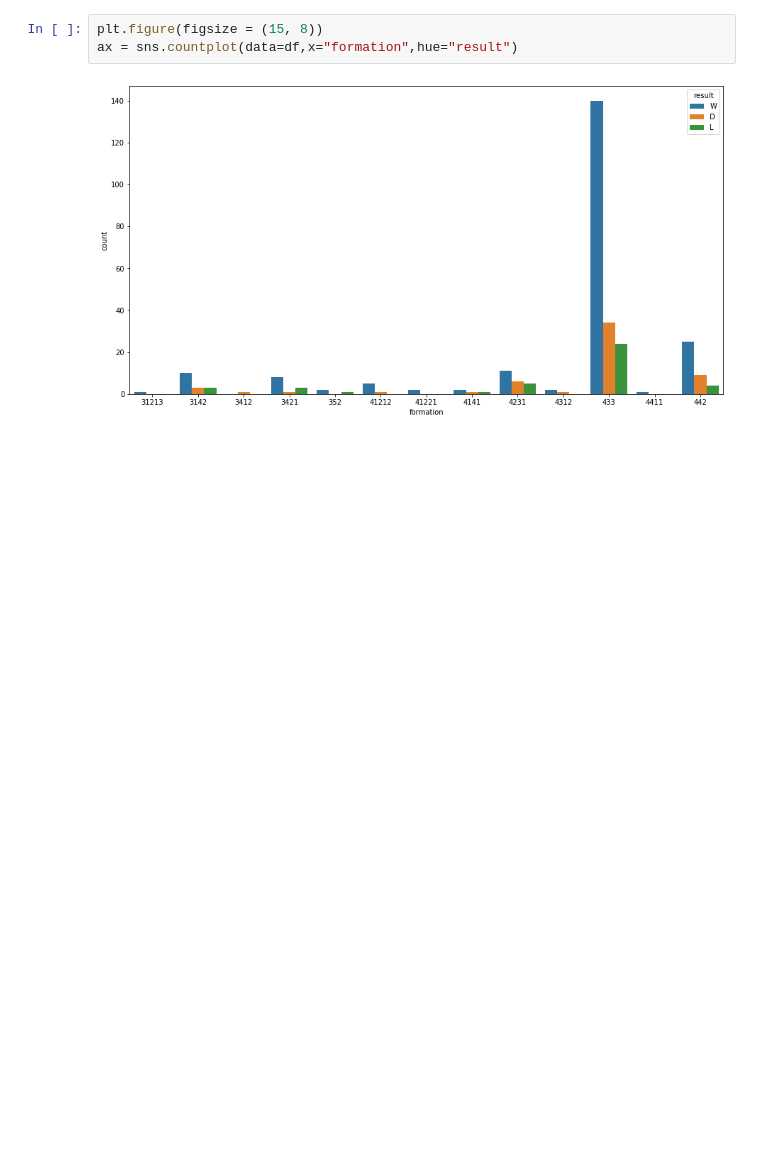
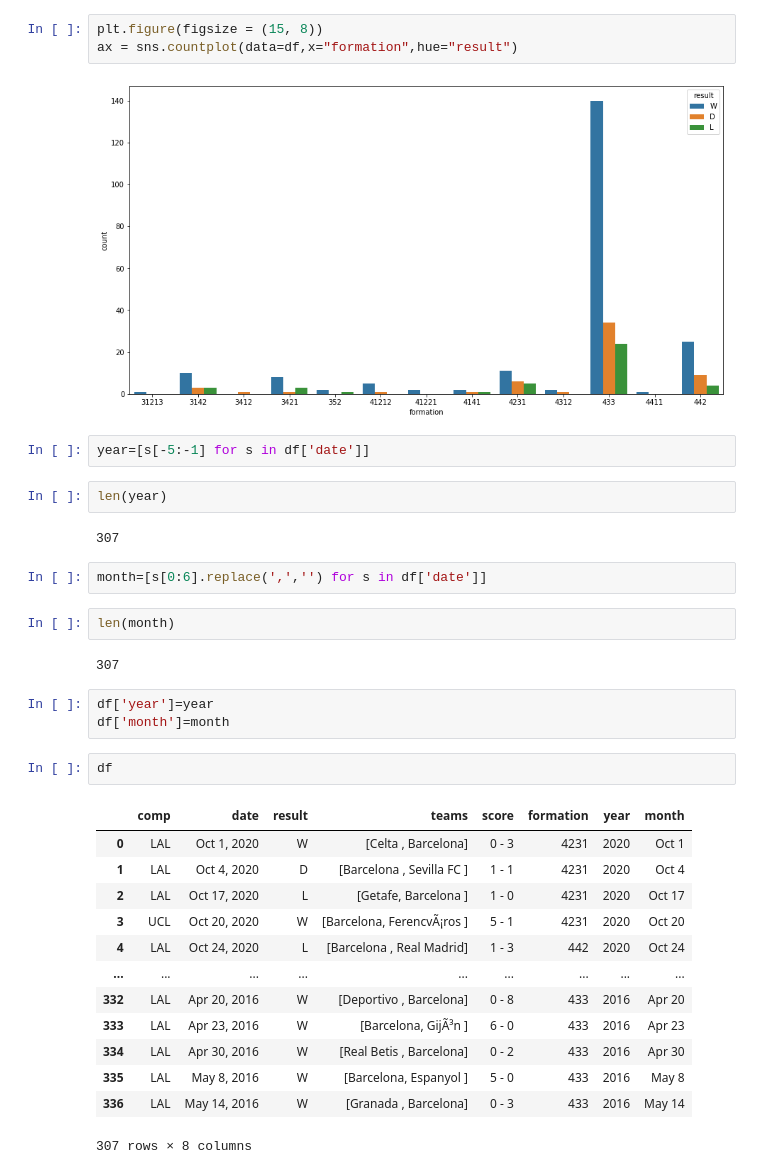
Before and after one commit to varun1414/Xformations, a Jupyter notebook: trend.ipynb, the cells around one changed output. Drawn from its saved outputs; the diff is of its cells as text; blank space fills up the shorter version.

```diff
--- a/trend.ipynb
+++ b/trend.ipynb
@@ -53,3 +36,34 @@ plt.figure(figsize = (15, 8))
 ax = sns.countplot(data=df,x="formation",hue="result")
 # %% [output]
 [figure]
+# %%
+year=[s[-5:-1] for s in df['date']]
+# %%
+len(year)
+# %% [output]
+307
+# %%
+month=[s[0:6].replace(',','') for s in df['date']]
+# %%
+len(month)
+# %% [output]
+307
+# %%
+df['year']=year
+df['month']=month
+# %%
+df
+# %% [output]
+|  | comp | date | result | teams | score | formation | year | month |
+| 0 | LAL | Oct 1, 2020 | W | [Celta , Barcelona] | 0 - 3 | 4231 | 2020 | Oct 1 |
+| 1 | LAL | Oct 4, 2020 | D | [Barcelona , Sevilla FC ] | 1 - 1 | 4231 | 2020 | Oct 4 |
+| 2 | LAL | Oct 17, 2020 | L | [Getafe, Barcelona ] | 1 - 0 | 4231 | 2020 | Oct 17 |
+| 3 | UCL | Oct 20, 2020 | W | [Barcelona, FerencvÃ¡ros ] | 5 - 1 | 4231 | 2020 | Oct 20 |
+| 4 | LAL | Oct 24, 2020 | L | [Barcelona , Real Madrid] | 1 - 3 | 442 | 2020 | Oct 24 |
+| ... | ... | ... | ... | ... | ... | ... | ... | ... |
+| 332 | LAL | Apr 20, 2016 | W | [Deportivo , Barcelona] | 0 - 8 | 433 | 2016 | Apr 20 |
+| 333 | LAL | Apr 23, 2016 | W | [Barcelona, GijÃ³n ] | 6 - 0 | 433 | 2016 | Apr 23 |
+| 334 | LAL | Apr 30, 2016 | W | [Real Betis , Barcelona] | 0 - 2 | 433 | 2016 | Apr 30 |
+| 335 | LAL | May 8, 2016 | W | [Barcelona, Espanyol ] | 5 - 0 | 433 | 2016 | May 8 |
+| 336 | LAL | May 14, 2016 | W | [Granada , Barcelona] | 0 - 3 | 433 | 2016 | May 14 |
+307 rows × 8 columns
```
Also changed, not shown: parts of 10 cells of this notebook.
